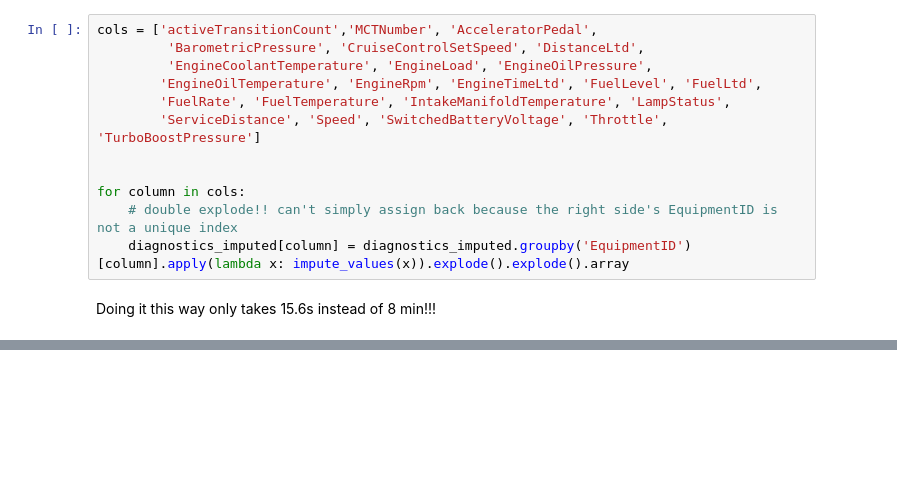
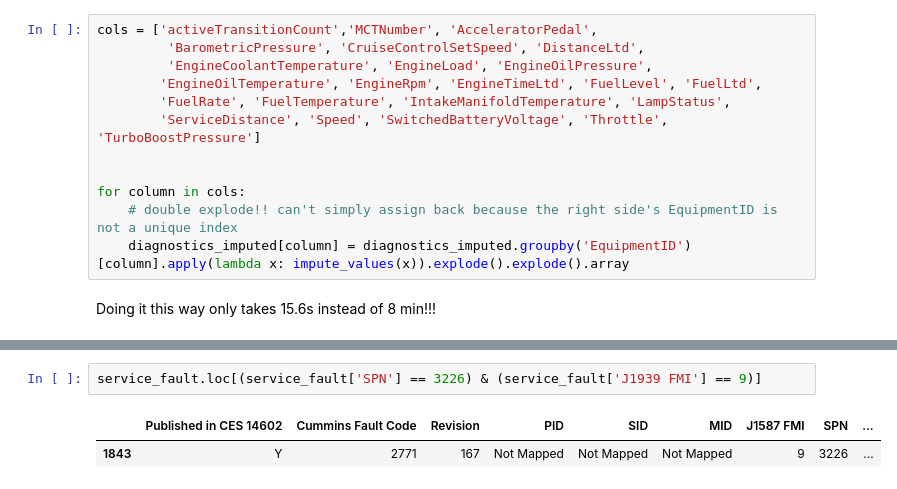
Before and after one commit to tomoumer/big_g_express-elden_ring, a Jupyter notebook: notebooks/data_exploration.ipynb, the cells around one changed output, grey strips where cells are left out. Saved outputs shown, nothing was run; the diff lists cells and outputs as text; blank space fills up the shorter version.

```diff
--- a/notebooks/data_exploration.ipynb
+++ b/notebooks/data_exploration.ipynb
@@ -590,0 +607,5 @@ diagnostics_imputed[cols].sort_index()
+# %%
+service_fault.loc[(service_fault['SPN'] == 3226) & (service_fault['J1939 FMI'] == 9)]
+# %% [output]
+|  | Published in CES 14602 | Cummins Fault Code | Revision | PID | SID | MID | J1587 FMI | SPN | ... |
+| 1843 | Y | 2771 | 167 | Not Mapped | Not Mapped | Not Mapped | 9 | 3226 | ... |
```
Also changed, not shown: parts of 11 cells of this notebook, 23 other files.
